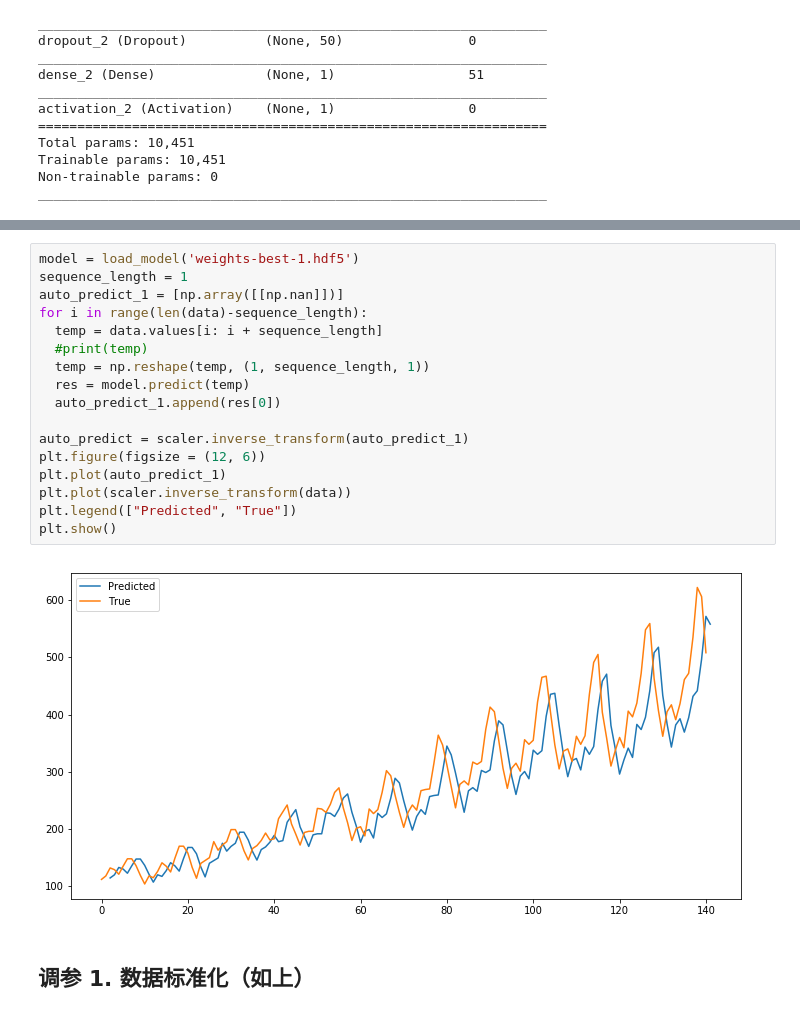
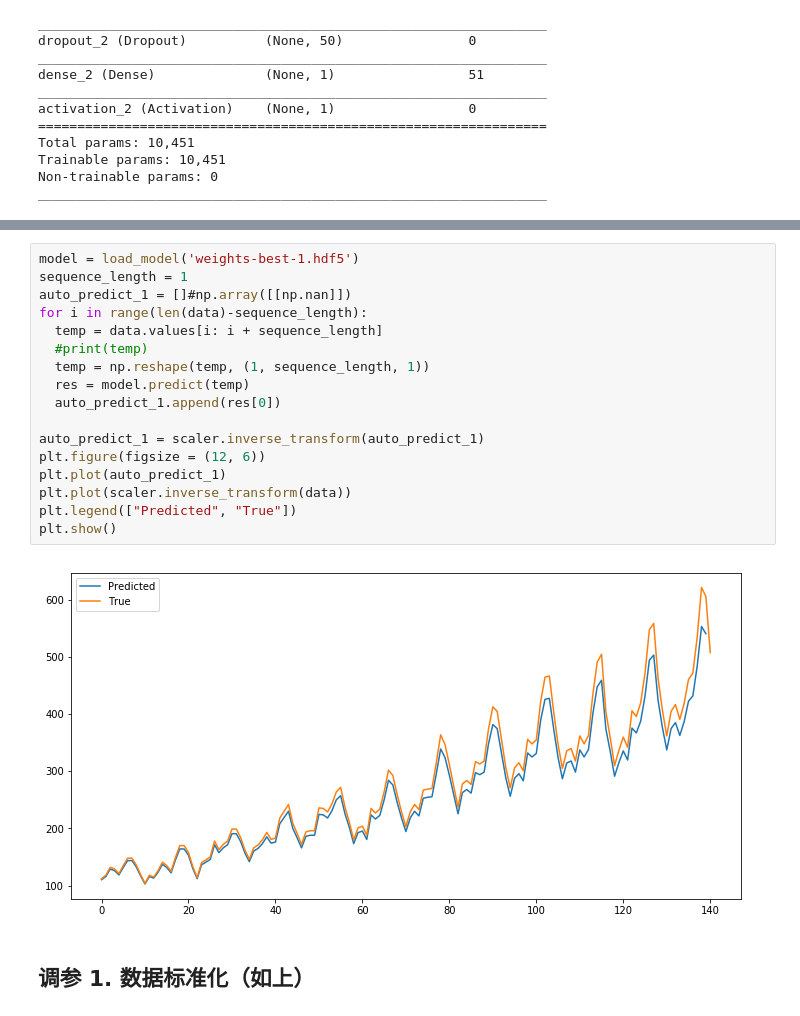
Before and after one commit to 1148030615/Tencent_Education_Deep_Learning_Course, a Jupyter notebook: Airline_passengers_prediction_Time_Series_RNN.ipynb, the cells around one changed output, grey strips where cells are left out. Cells and saved outputs as stored; diff of their text form.

```diff
--- a/Airline_passengers_prediction_Time_Series_RNN.ipynb
+++ b/Airline_passengers_prediction_Time_Series_RNN.ipynb
@@ -376,22 +376,22 @@ plt.show()
 # %%
 model = load_model('weights-best-1.hdf5')
 sequence_length = 1
-auto_predict_1 = [np.array([[np.nan]])]
+auto_predict_1 = []#np.array([[np.nan]])
 for i in range(len(data)-sequence_length):
   temp = data.values[i: i + sequence_length]
   #print(temp)
   temp = np.reshape(temp, (1, sequence_length, 1))
   res = model.predict(temp)
   auto_predict_1.append(res[0])
 
-auto_predict = scaler.inverse_transform(auto_predict_1)
+auto_predict_1 = scaler.inverse_transform(auto_predict_1)
 plt.figure(figsize = (12, 6))
 plt.plot(auto_predict_1)
 plt.plot(scaler.inverse_transform(data))
 plt.legend(["Predicted", "True"])
 plt.show()
 # %% [output]
-[figure, old version]
+[figure, new version]
 # %% [markdown]
 ## 调参 1. 数据标准化（如上）
 # %% [markdown]
```
Also changed, not shown: parts of 50 cells of this notebook.
